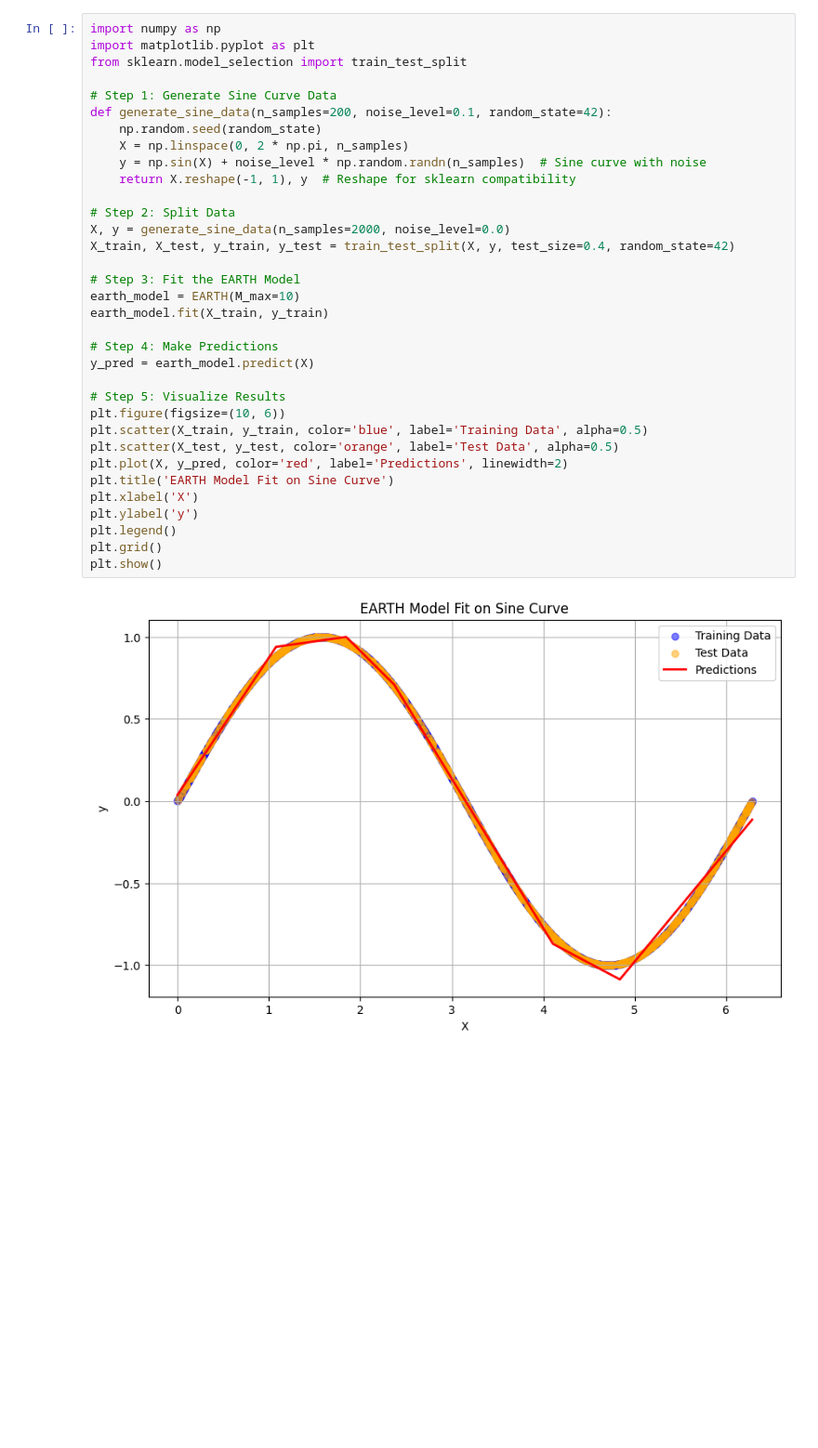
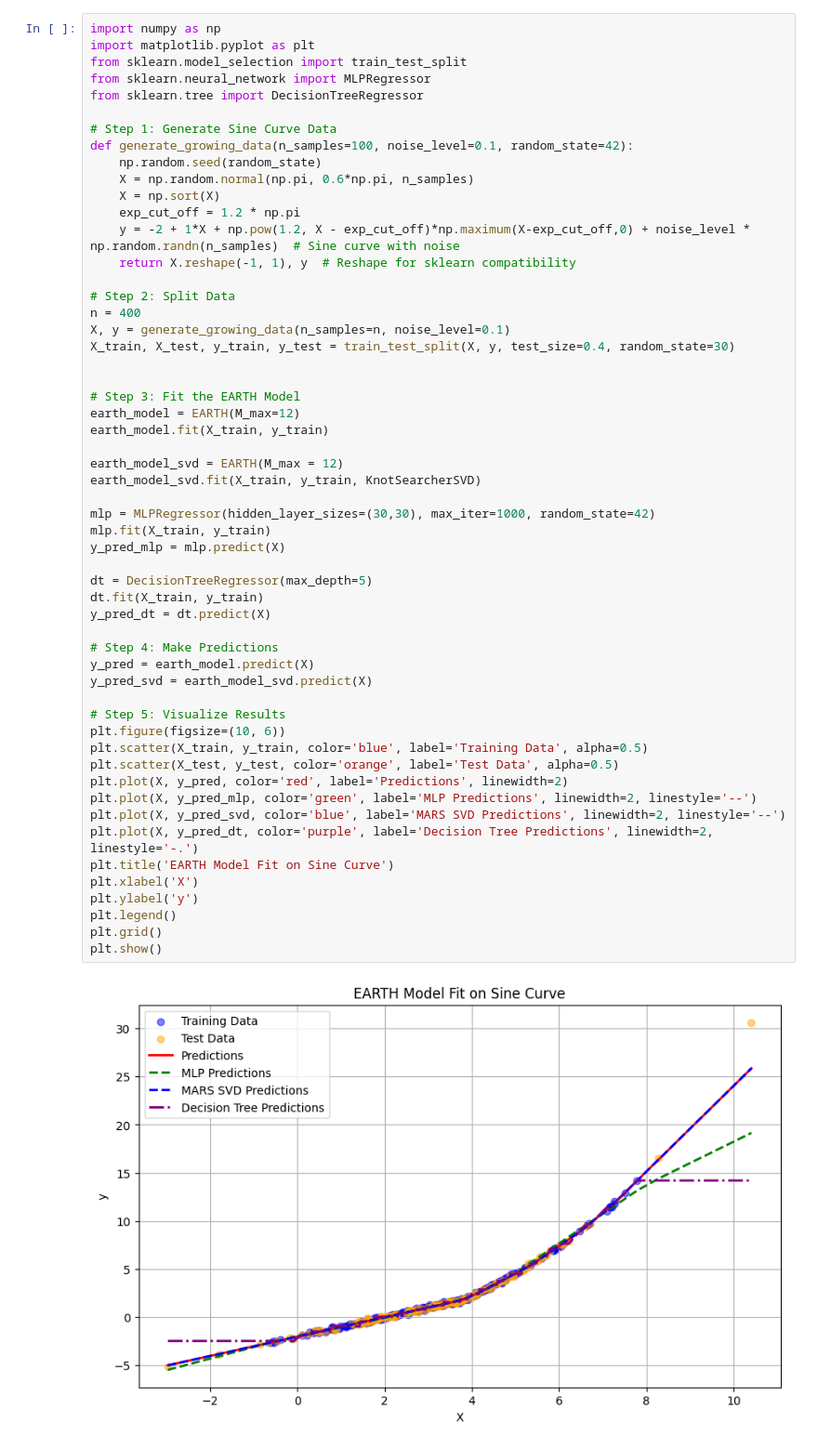
Before and after one commit to bjarkeh97/EARTH, a Jupyter notebook: examples/simple_example.ipynb, the cells around one changed output. Shown at 93% size. Saved outputs shown, nothing was run; the diff lists cells and outputs as text; blank space fills up the shorter version.

Commit message:
Working models Choelsky

```diff
--- a/examples/simple_example.ipynb
+++ b/examples/simple_example.ipynb
@@ -6,36 +90,57 @@ from src.earth.earth_slow import EARTH
 # %%
 import numpy as np
 import matplotlib.pyplot as plt
 from sklearn.model_selection import train_test_split
+from sklearn.neural_network import MLPRegressor
+from sklearn.tree import DecisionTreeRegressor
 
 # Step 1: Generate Sine Curve Data
-def generate_sine_data(n_samples=200, noise_level=0.1, random_state=42):
+def generate_growing_data(n_samples=100, noise_level=0.1, random_state=42):
     np.random.seed(random_state)
-    X = np.linspace(0, 2 * np.pi, n_samples)
-    y = np.sin(X) + noise_level * np.random.randn(n_samples)  # Sine curve with noise
+    X = np.random.normal(np.pi, 0.6*np.pi, n_samples)
+    X = np.sort(X)
+    exp_cut_off = 1.2 * np.pi
+    y = -2 + 1*X + np.pow(1.2, X - exp_cut_off)*np.maximum(X-exp_cut_off,0) + noise_level * np.random.randn(n_samples)  # Sine curve with noise
     return X.reshape(-1, 1), y  # Reshape for sklearn compatibility
 
 # Step 2: Split Data
-X, y = generate_sine_data(n_samples=2000, noise_level=0.0)
-X_train, X_test, y_train, y_test = train_test_split(X, y, test_size=0.4, random_state=42)
+n = 400
+X, y = generate_growing_data(n_samples=n, noise_level=0.1)
+X_train, X_test, y_train, y_test = train_test_split(X, y, test_size=0.4, random_state=30)
+
 
 # Step 3: Fit the EARTH Model
-earth_model = EARTH(M_max=10)
+earth_model = EARTH(M_max=12)
 earth_model.fit(X_train, y_train)
+
+earth_model_svd = EARTH(M_max = 12)
+earth_model_svd.fit(X_train, y_train, KnotSearcherSVD)
+
+mlp = MLPRegressor(hidden_layer_sizes=(30,30), max_iter=1000, random_state=42)
+mlp.fit(X_train, y_train)
+y_pred_mlp = mlp.predict(X)
+
+dt = DecisionTreeRegressor(max_depth=5)
+dt.fit(X_train, y_train)
+y_pred_dt = dt.predict(X)
 
 # Step 4: Make Predictions
 y_pred = earth_model.predict(X)
+y_pred_svd = earth_model_svd.predict(X)
 
 # Step 5: Visualize Results
 plt.figure(figsize=(10, 6))
 plt.scatter(X_train, y_train, color='blue', label='Training Data', alpha=0.5)
 plt.scatter(X_test, y_test, color='orange', label='Test Data', alpha=0.5)
 plt.plot(X, y_pred, color='red', label='Predictions', linewidth=2)
+plt.plot(X, y_pred_mlp, color='green', label='MLP Predictions', linewidth=2, linestyle='--')
+plt.plot(X, y_pred_svd, color='blue', label='MARS SVD Predictions', linewidth=2, linestyle='--')
+plt.plot(X, y_pred_dt, color='purple', label='Decision Tree Predictions', linewidth=2, linestyle='-.')
 plt.title('EARTH Model Fit on Sine Curve')
 plt.xlabel('X')
 plt.ylabel('y')
 plt.legend()
 plt.grid()
 plt.show()
 # %% [output]
-[figure, old version]
+[figure, new version]
```
Also changed, not shown: parts of 7 cells of this notebook, 33 other files.
